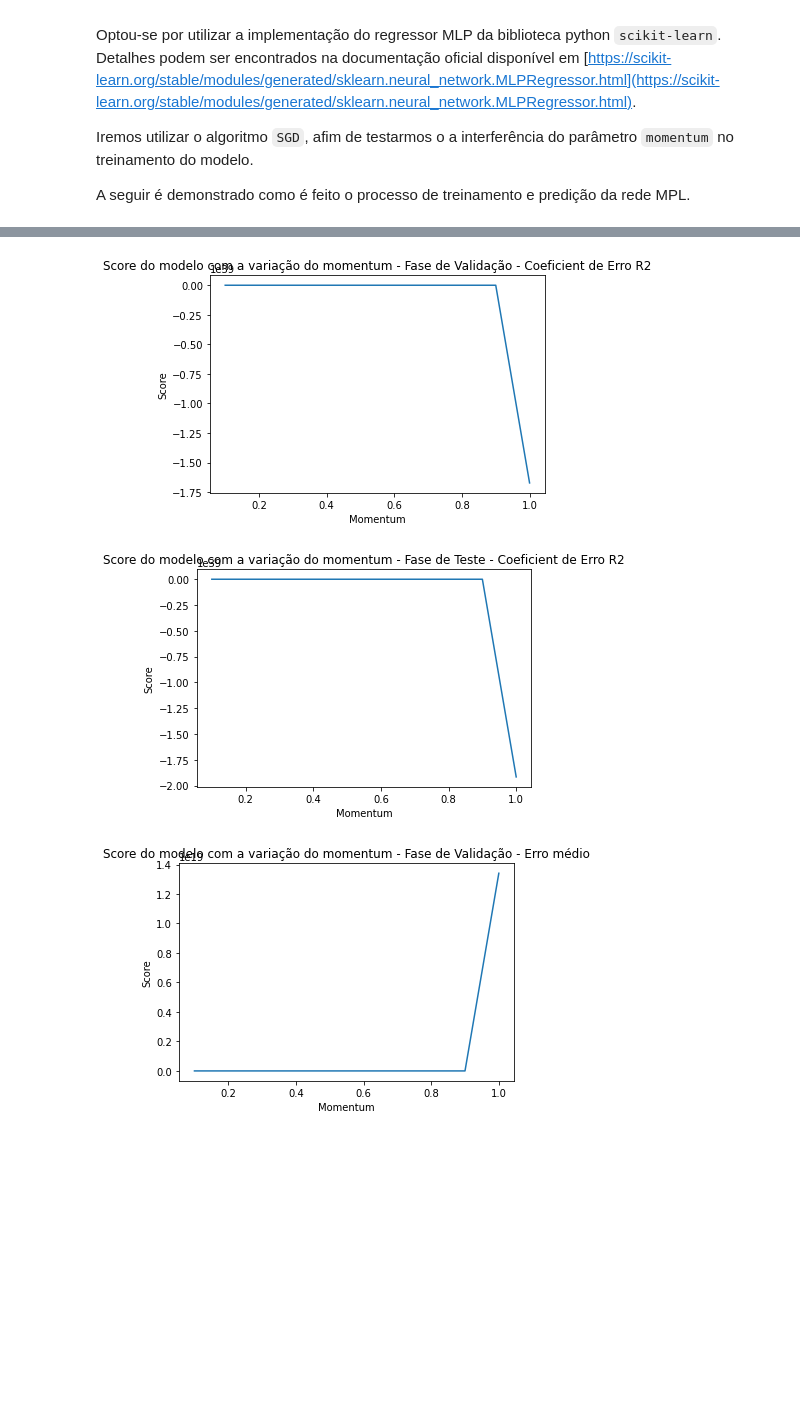
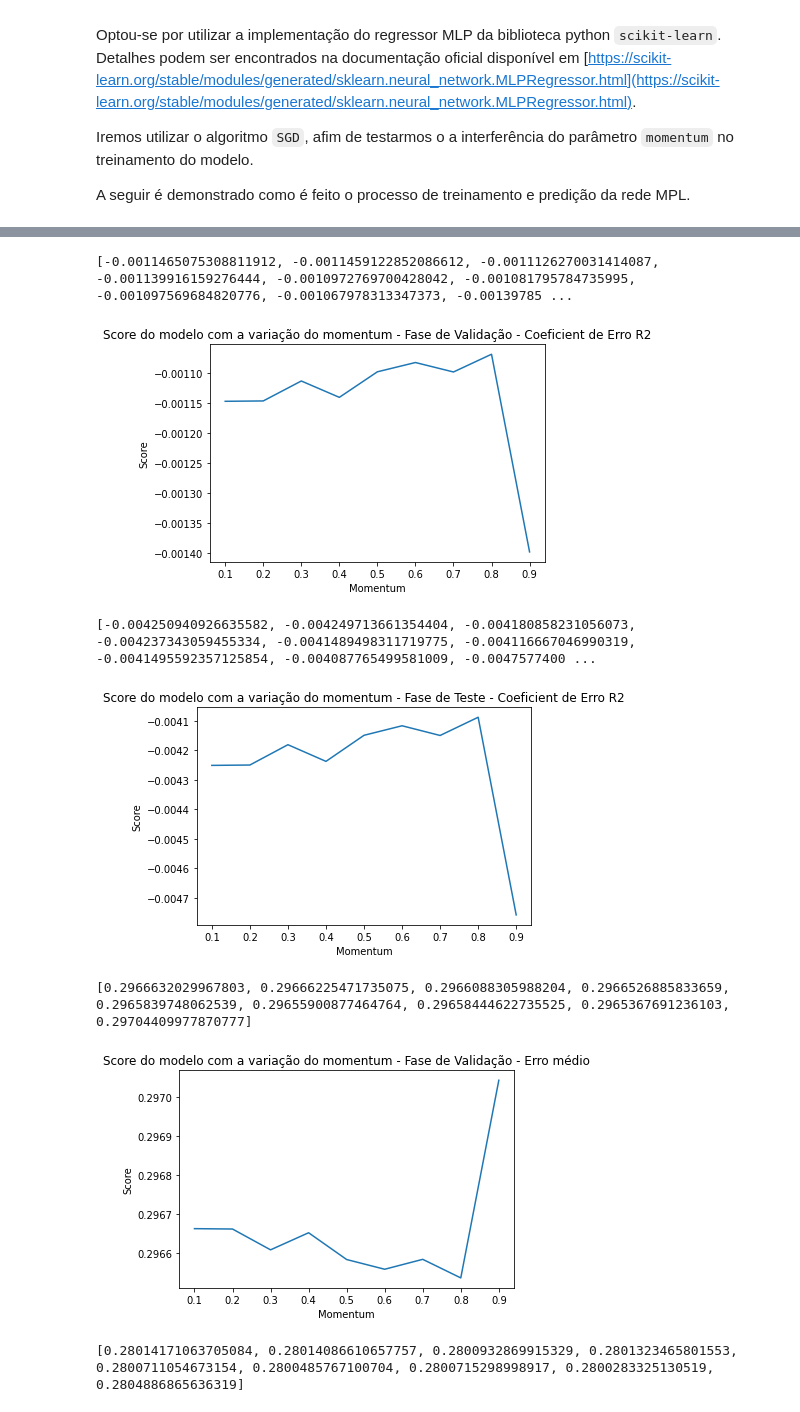
Before and after one commit to aaperei/data-science, a Jupyter notebook: mlp_house_pricing_regression.ipynb, the cells around one changed output, grey strips where cells are left out. Cells and saved outputs as stored; diff of their text form; code cells hidden in the pictures; blank space fills up the shorter version.

```diff
--- a/mlp_house_pricing_regression.ipynb
+++ b/mlp_house_pricing_regression.ipynb
@@ -97,7 +97,7 @@ def calculate_mean_error(model, input, expected_output):
   return sum_error/sample_size
 
 # Function to initilize the SGD MLP
-def create_sgd_mlp(momentum=0.9, alpha=0.0, hidden_layer_sizes=(100), max_iter=500):
+def create_sgd_mlp(momentum=0.8, alpha=0.0, hidden_layer_sizes=(100), max_iter=500):
   return MLPRegressor(solver='sgd',
                       alpha=alpha,
                       learning_rate_init=0.01,
@@ -113,6 +113,6 @@ model.fit(input_train, output_train)
 
 # -----------------------------------------------------------------------#
 # Validate the MLP Regressor trainning
-print("Expected result[0]={}, found result[0]={}".format(model.predict([input_validation[0]]), output_validation[0]))
+print("Found result[0]={}, expected result[0]={}".format(model.predict([input_validation[0]]), output_validation[0]))
 print("Erro médio percentual do modelo={}%".format(calculate_mean_error(model, input_validation, output_validation)*100))
 # %% [output]
@@ -129,32 +129,37 @@ Pelos gráficos, nota-se que o termo `momentum` tem pouco interferência no mode
 # %%
 import matplotlib.pyplot as plt
 
 def plot_momentum(step, score):
+  print(score)
   plt.plot(momentum_list, score)
   plt.title('Score do modelo com a variação do momentum - Fase de {}'.format(step))
   plt.xlabel('Momentum')
   plt.ylabel('Score')
   plt.show()
 
-momentum_list = [0.1, 0.2, 0.3, 0.4, 0.5, 0.6, 0.7, 0.8, 0.9 , 1.0]
+momentum_list = [0.1, 0.2, 0.3, 0.4, 0.5, 0.6, 0.7, 0.8, 0.9]
 range_momentum = range(len(momentum_list))
 accuracy_momentum_validation = list(range_momentum)
 accuracy_momentum_test = list(range_momentum)
 mean_error_validation=list(range_momentum)
 mean_error_test=list(range_momentum)
 for i in range_momentum:
   model = create_sgd_mlp(momentum=momentum_list[i])
   model.fit(input_train, output_train)
   accuracy_momentum_validation[i] = model.score(input_validation, output_validation)
   accuracy_momentum_test[i] = model.score(input_test, output_test)
   mean_error_validation[i] = calculate_mean_error(model, input_validation, output_validation)
   mean_error_test[i] = calculate_mean_error(model, input_test, output_test)
 
 plot_momentum("Validação - Coeficient de Erro R2", accuracy_momentum_validation)
 plot_momentum("Teste - Coeficient de Erro R2", accuracy_momentum_test)
 plot_momentum("Validação - Erro médio", mean_error_validation)
 plot_momentum("Teste- Erro Médio", mean_error_test)
 # %% [output]
+[-0.0011465075308811912, -0.0011459122852086612, -0.0011126270031414087, -0.001139916159276444, -0.0010972769700428042, -0.001081795784735995, -0.001097569684820776, -0.001067978313347373, -0.00139785 ...
-[figure, old version]
+[figure, new version]
+[-0.004250940926635582, -0.004249713661354404, -0.004180858231056073, -0.004237343059455334, -0.0041489498311719775, -0.004116667046990319, -0.0041495592357125854, -0.004087765499581009, -0.0047577400 ...
-[figure, old version]
+[figure, new version]
+[0.2966632029967803, 0.29666225471735075, 0.2966088305988204, 0.2966526885833659, 0.2965839748062539, 0.29655900877464764, 0.29658444622735525, 0.2965367691236103, 0.29704409977870777]
-[figure, old version]
+[figure, new version]
+[0.28014171063705084, 0.28014086610657757, 0.2800932869915329, 0.2801323465801553, 0.2800711054673154, 0.2800485767100704, 0.2800715298998917, 0.2800283325130519, 0.2804886865636319]
```
Also changed, not shown: parts of 7 cells of this notebook.
